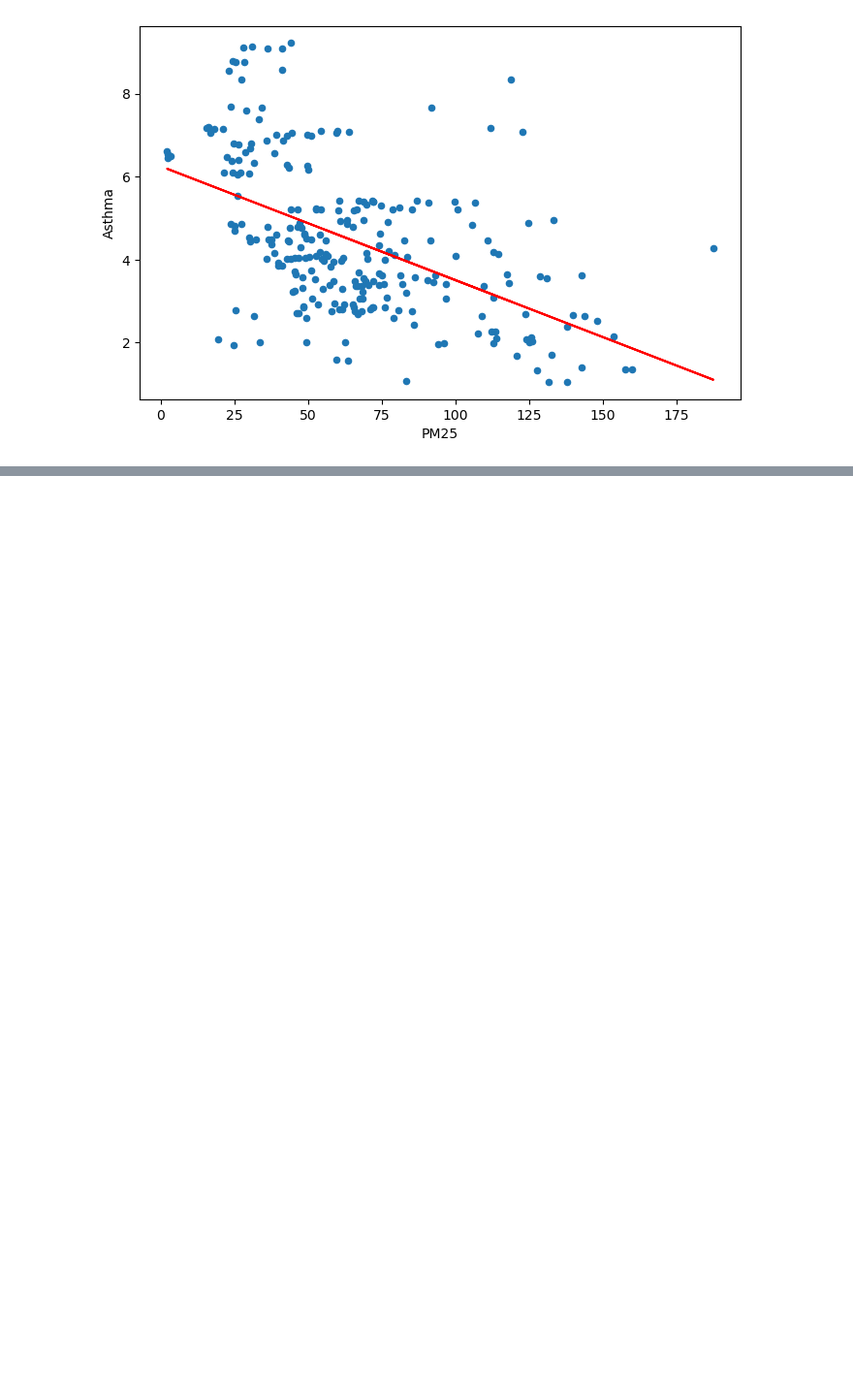
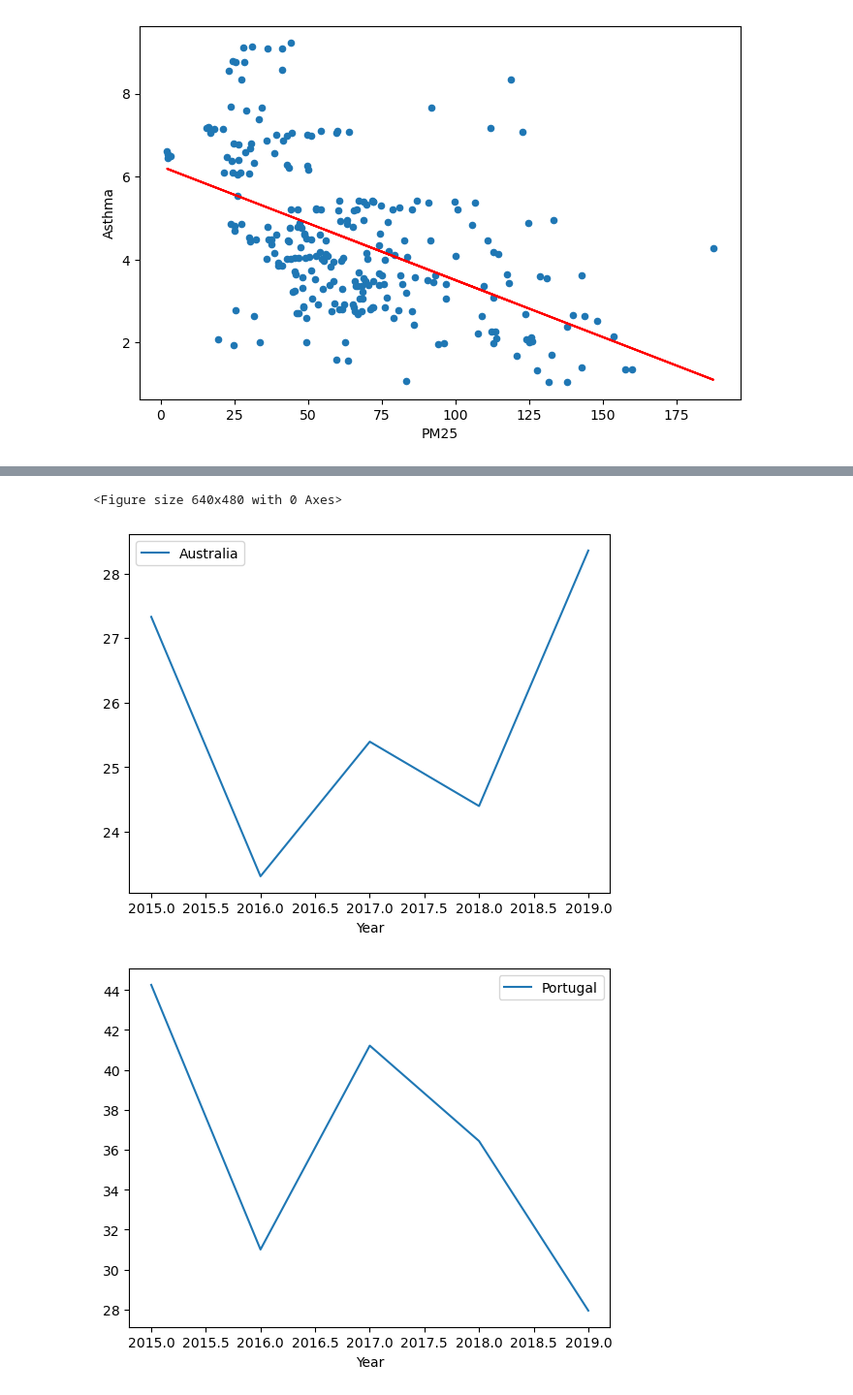
Before and after one commit to benoitchamot/AirQuality_and_Happiness, a Jupyter notebook: Analysis_AirQuality_and_Asthma.ipynb, the cells around one changed output, grey strips where cells are left out. Shown: that part at 97% size. Saved outputs shown, nothing was run; the diff lists cells and outputs as text; code cells hidden in the pictures; blank space fills up the shorter version.

```diff
--- a/Analysis_AirQuality_and_Asthma.ipynb
+++ b/Analysis_AirQuality_and_Asthma.ipynb
@@ -196,0 +211,16 @@ Linear model: [Asthma] = -0.0275 * [PM25] + 6.25
+# %%
+country = 'Australia'
+country_df = analysis_df.loc[analysis_df['Country']==country,:]
+
+plt.figure()
+country_df.plot.line('Year','PM25',label=country)
+
+country = 'Portugal'
+country_df = analysis_df.loc[analysis_df['Country']==country,:]
+country_df.plot.line('Year','PM25',label=country)
+
+plt.show()
+# %% [output]
+<Figure size 640x480 with 0 Axes>
+[figure, added]
+[figure, added]
```
Also changed, not shown: parts of 3 cells of this notebook.
